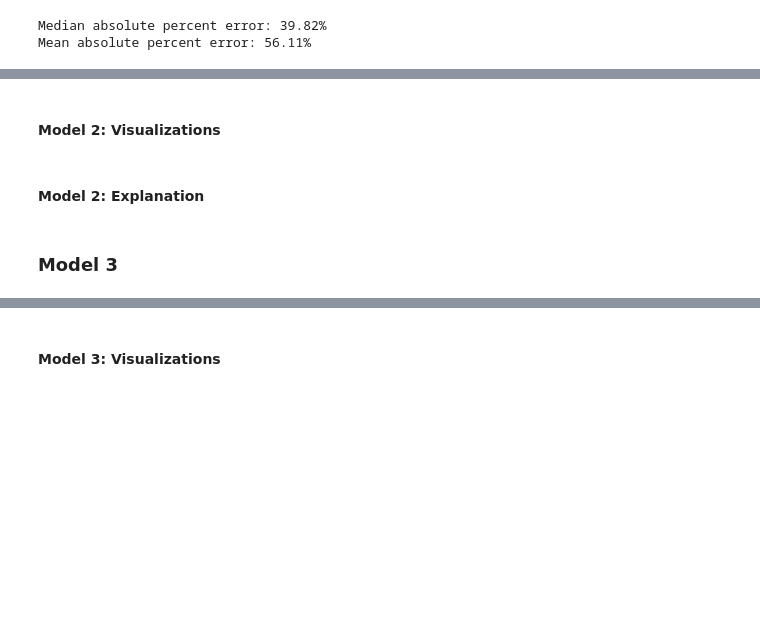
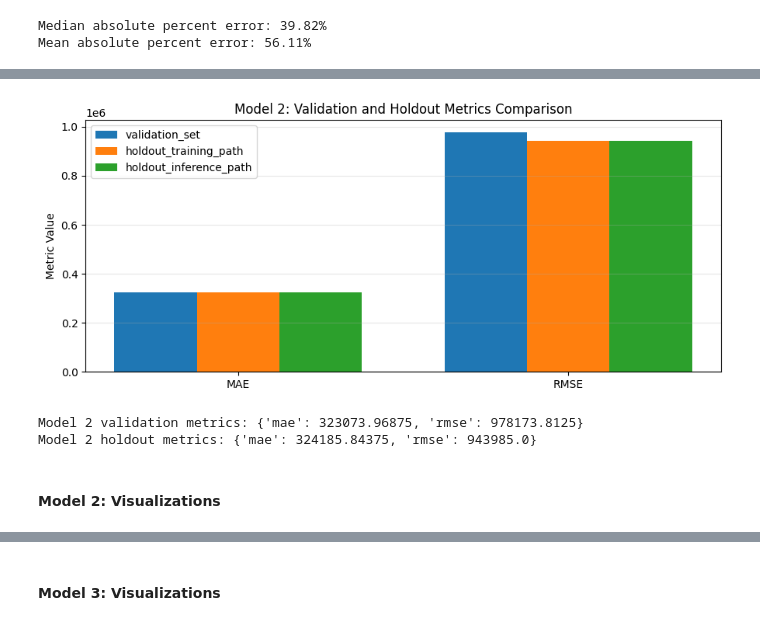
Before and after one commit to kdmatsson/CS-7324-Machine-Learning-in-Python, a Jupyter notebook: Lab_5_Folder/Lab_5.ipynb, the cells around one changed output, grey strips where cells are left out. Saved outputs shown, nothing was run; the diff lists cells and outputs as text; code cells hidden in the pictures; blank space fills up the shorter version.

```diff
--- a/Lab_5_Folder/Lab_5.ipynb
+++ b/Lab_5_Folder/Lab_5.ipynb
@@ -1113,6 +1303,50 @@ while we're generally underpredicting higher priced homes. We need to improve th
+# %%
+# Compare validation and holdout performance for Model 2.
+
+validation_results_m2 = {
+    "mae": float(history_m2.history["val_mae"][-1]),
+    "rmse": float(history_m2.history["val_rmse"][-1]),
+}
+
+y_true_m2 = y_test.to_numpy().reshape(-1)
+y_pred_m2 = training_model_m2.predict(preprocessed_ds_test, verbose=0).reshape(-1)
+
+holdout_results_m2 = {
+    "mae": float(np.mean(np.abs(y_true_m2 - y_pred_m2))),
+    "rmse": float(np.sqrt(np.mean((y_true_m2 - y_pred_m2) ** 2))),
+}
+
+# In this notebook the training-path and inference-path predictions for Model 2
+# are the same holdout evaluation, so we show all three bars for consistency
+# with the Model 1 chart.
+metrics_to_plot_m2 = ["mae", "rmse"]
+x = np.arange(len(metrics_to_plot_m2))
+width = 0.25
+
+val_vals_m2 = [validation_results_m2[m] for m in metrics_to_plot_m2]
+train_vals_m2 = [holdout_results_m2[m] for m in metrics_to_plot_m2]
+infer_vals_m2 = [holdout_results_m2[m] for m in metrics_to_plot_m2]
+
+fig, ax = plt.subplots(figsize=(9, 4))
+ax.bar(x - width, val_vals_m2, width, label="validation_set")
+ax.bar(x, train_vals_m2, width, label="holdout_training_path")
+ax.bar(x + width, infer_vals_m2, width, label="holdout_inference_path")
+
+ax.set_xticks(x)
+ax.set_xticklabels([m.upper() for m in metrics_to_plot_m2])
+ax.set_ylabel("Metric Value")
+ax.set_title("Model 2: Validation and Holdout Metrics Comparison")
+ax.legend()
+ax.grid(True, axis="y", alpha=0.3)
+
+plt.tight_layout()
+plt.show()
+
+print("Model 2 validation metrics:", validation_results_m2)
+print("Model 2 holdout metrics:", holdout_results_m2)
+# %% [output]
+[figure, added]
+Model 2 validation metrics: {'mae': 323073.96875, 'rmse': 978173.8125}
+Model 2 holdout metrics: {'mae': 324185.84375, 'rmse': 943985.0}
 # %% [markdown]
 #### Model 2: Visualizations
-# %% [markdown]
-#### Model 2: Explanation
-# %% [markdown]
-### Model 3
```
Also changed, not shown: parts of 29 cells of this notebook.
